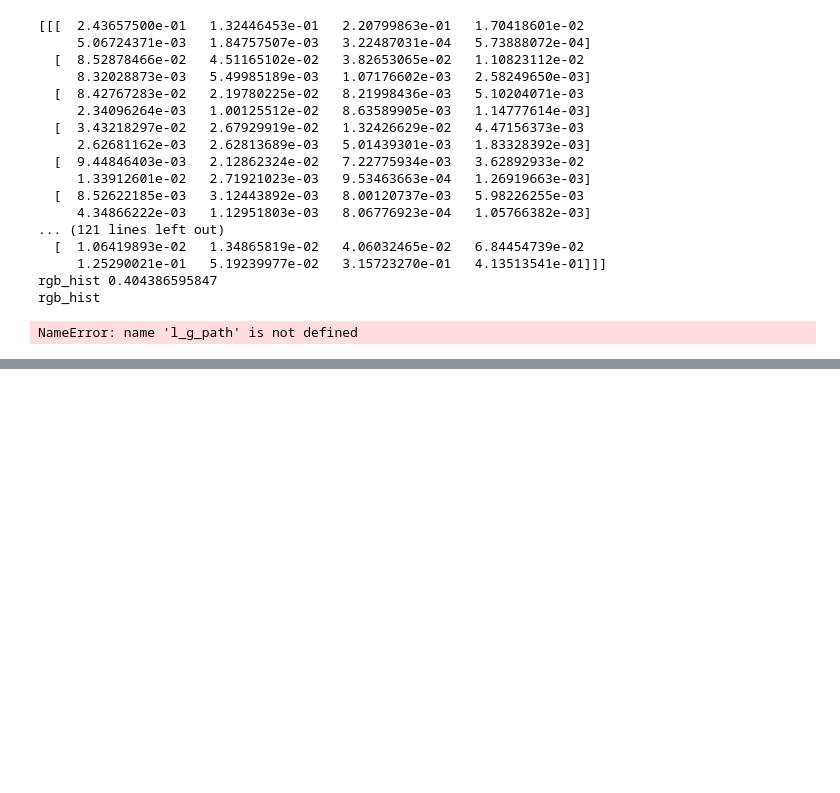
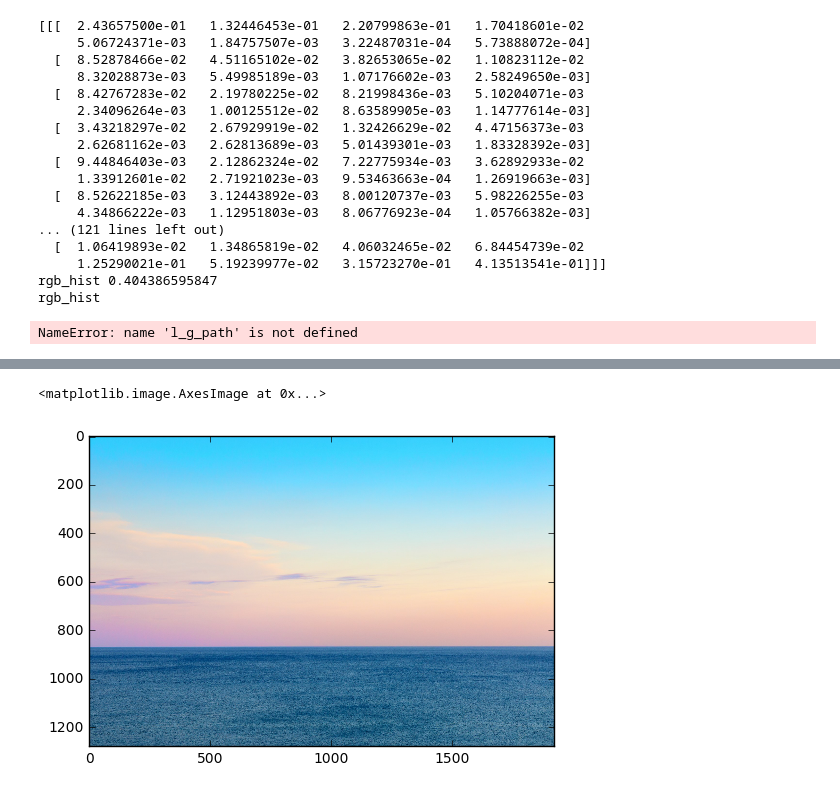
Before and after one commit to GrimReaperSam/SILE, a Jupyter notebook: Segmentation.ipynb, the cells around one changed output, grey strips where cells are left out. Drawn from its saved outputs; the diff is of its cells as text; code cells hidden in the pictures; blank space fills up the shorter version.

```diff
--- a/Segmentation.ipynb
+++ b/Segmentation.ipynb
@@ -194,0 +264,8 @@ NameError: name 'l_g_path' is not defined
+# %%
+filename = 'z-values/sky.pkl'
+zcollection = pickle.load(open(filename, 'rb'))
+
+image = imread('test.jpg')
+# %% [output]
+<matplotlib.image.AxesImage at 0x...>
+[figure, added]
```
Also changed, not shown: parts of 9 cells of this notebook, 4 other files.
